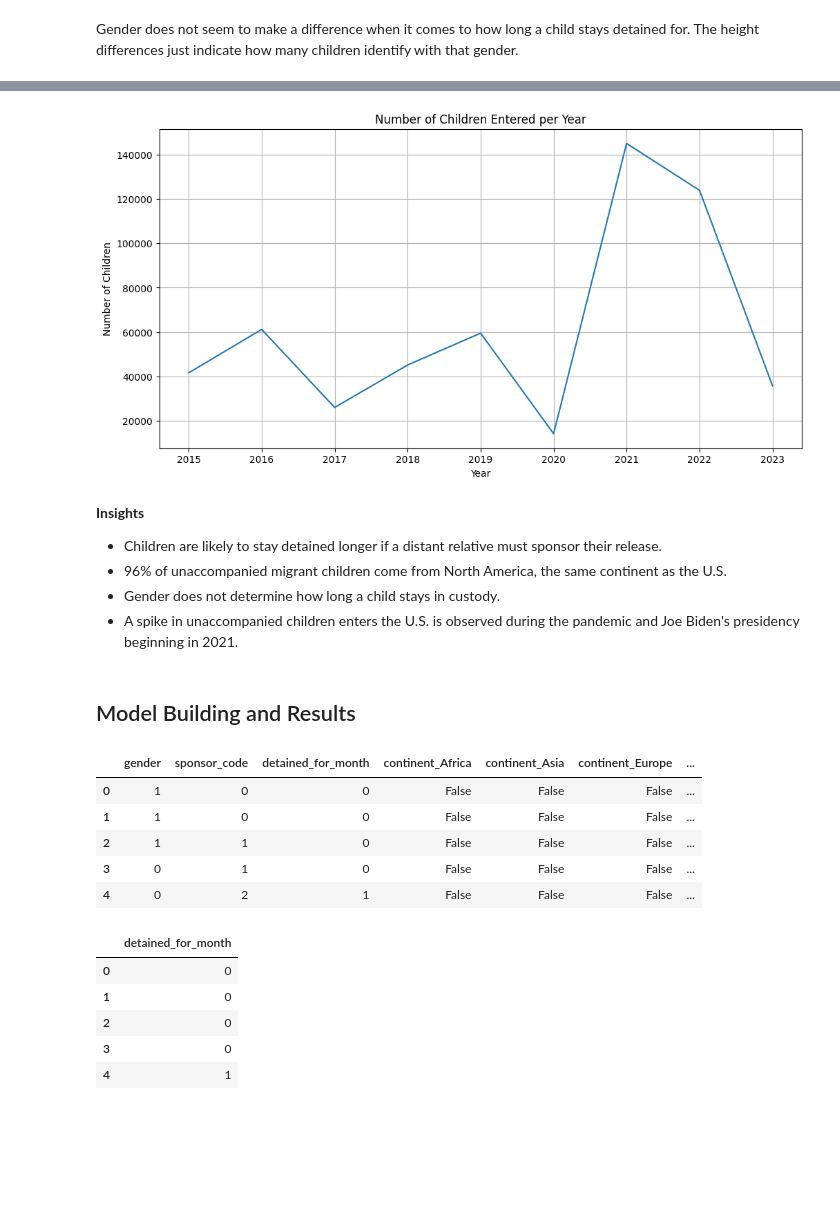
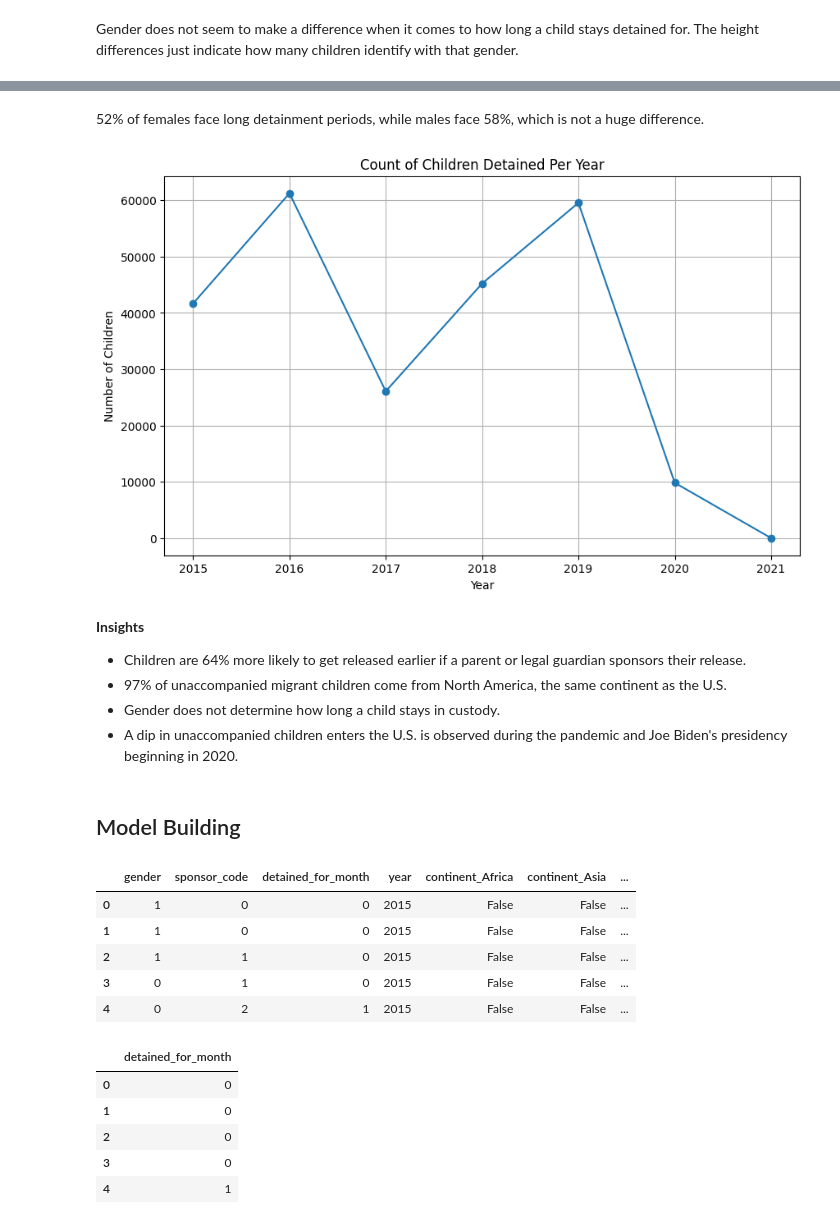
Before and after one commit to alyssarose05/Detained_U.S._Child_Migrants, a Jupyter notebook: Migrant_children.ipynb, the cells around one changed output, grey strips where cells are left out. Cells and saved outputs as stored; diff of their text form; code cells hidden in the pictures; blank space fills up the shorter version.

```diff
--- a/Migrant_children.ipynb
+++ b/Migrant_children.ipynb
@@ -32,9 +75,3 @@ df.head()
 | 2 | 3 | Honduras | F | 1/1/15 | 1/23/15 | ... |
 | 3 | 4 | Honduras | M | 1/2/15 | 1/30/15 | ... |
 | 4 | 5 | Honduras | M | 1/1/15 | 2/13/15 | ... |
-# %%
-# Make the sponsor zipcode type string
-df['Sponsor Zipcode'] = df['Sponsor Zipcode'].astype(str)
-
-# Display first few rows of dataframe
-df.head()
@@ -121,6 +149,9 @@ df['days_detained'] = (df['release_date'] - df['entry_date']).dt.days
 # Make this column by assigning 0 if a child spent less than 30 days detained, and 1 otherwise
 df['detained_for_month'] = np.where(df['days_detained'] >= 30, 1, 0)
 
+# Get the year the child was detained in the 'year' column
+df['year'] = df['entry_date'].dt.year
+
 # Display first few rows of dataframe
 df.head()
 # %% [output]
@@ -306,28 +387,27 @@ Males are more often released by distant relatives, by 72%. Meanwhile, females a
+# %% [markdown]
+52% of females face long detainment periods, while males face 58%, which is not a huge difference.
 # %%
-# Make a column counting the children per year
-children_per_year = df.groupby(df['entry_date'].dt.year)['id'].count()
-
-# Line plot of children entering the U.S. per year
-plt.figure(figsize=(12, 6))
-sns.lineplot(x=children_per_year.index, y=children_per_year.values)
-plt.title('Number of Children Entered per Year')
+# Make a lineplot of the count of children per year
+plt.figure(figsize=(10, 6))
+df.groupby('year').size().plot(kind='line', marker='o')
+plt.title('Count of Children Detained Per Year')
 plt.xlabel('Year')
 plt.ylabel('Number of Children')
 plt.grid(True)
 plt.show()
 # %% [output]
-[figure, old version]
+[figure, new version]
 # %% [markdown]
 **Insights**
-- Children are likely to stay detained longer if a distant relative must sponsor their release.
-- 96% of unaccompanied migrant children come from North America, the same continent as the U.S.
+- Children are 64% more likely to get released earlier if a parent or legal guardian sponsors their release.
+- 97% of unaccompanied migrant children come from North America, the same continent as the U.S.
 - Gender does not determine how long a child stays in custody.
-- A spike in unaccompanied children enters the U.S. is observed during the pandemic and Joe Biden's presidency beginning in 2021.
+- A dip in unaccompanied children enters the U.S. is observed during the pandemic and Joe Biden's presidency beginning in 2020.
 # %% [markdown]
-## Model Building and Results
+## Model Building
 # %%
 # Copy columns to be encoded
-df_enc = df[['gender', 'sponsor_code', 'detained_for_month', 'continent']].copy()
+df_enc = df[['gender', 'sponsor_code', 'detained_for_month', 'year', 'continent']].copy()
 
 # Encode gender by mapping
 df_enc['gender'] = df_enc['gender'].map({'M': 0, 'F': 1})
@@ -341,12 +421,12 @@ df_enc = pd.get_dummies(df_enc, columns = ['continent'])
 # Display first few rows of dataframe
 df_enc.head()
 # %% [output]
-|  | gender | sponsor_code | detained_for_month | continent_Africa | continent_Asia | continent_Europe | ... |
-| 0 | 1 | 0 | 0 | False | False | False | ... |
-| 1 | 1 | 0 | 0 | False | False | False | ... |
-| 2 | 1 | 1 | 0 | False | False | False | ... |
-| 3 | 0 | 1 | 0 | False | False | False | ... |
-| 4 | 0 | 2 | 1 | False | False | False | ... |
+|  | gender | sponsor_code | detained_for_month | year | continent_Africa | continent_Asia | ... |
+| 0 | 1 | 0 | 0 | 2015 | False | False | ... |
+| 1 | 1 | 0 | 0 | 2015 | False | False | ... |
+| 2 | 1 | 1 | 0 | 2015 | False | False | ... |
+| 3 | 0 | 1 | 0 | 2015 | False | False | ... |
+| 4 | 0 | 2 | 1 | 2015 | False | False | ... |
 # %%
 # Isolate the outcome variable
 y = df_enc['detained_for_month']
```
Also changed, not shown: parts of 45 cells of this notebook, 1 other file.
